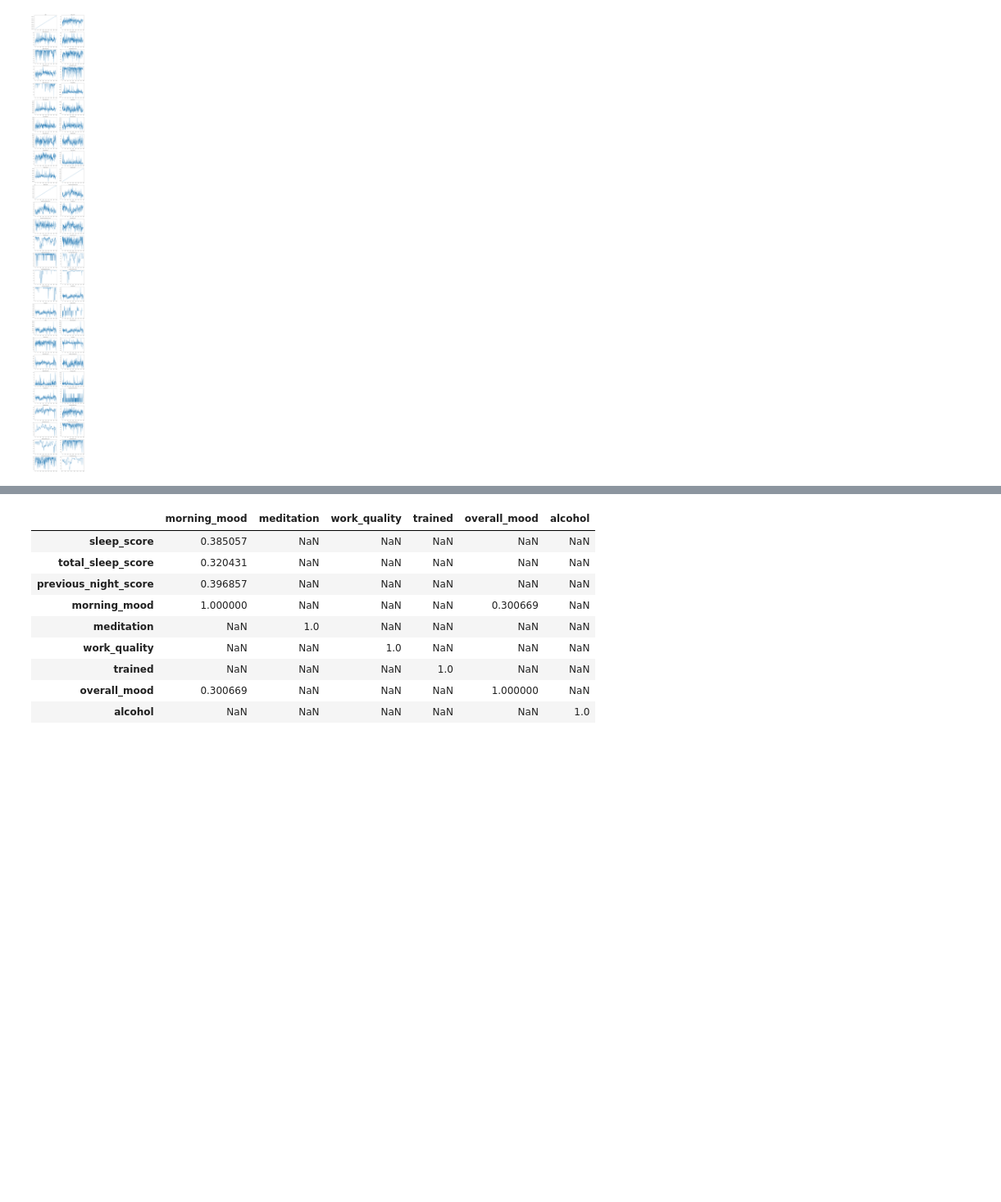
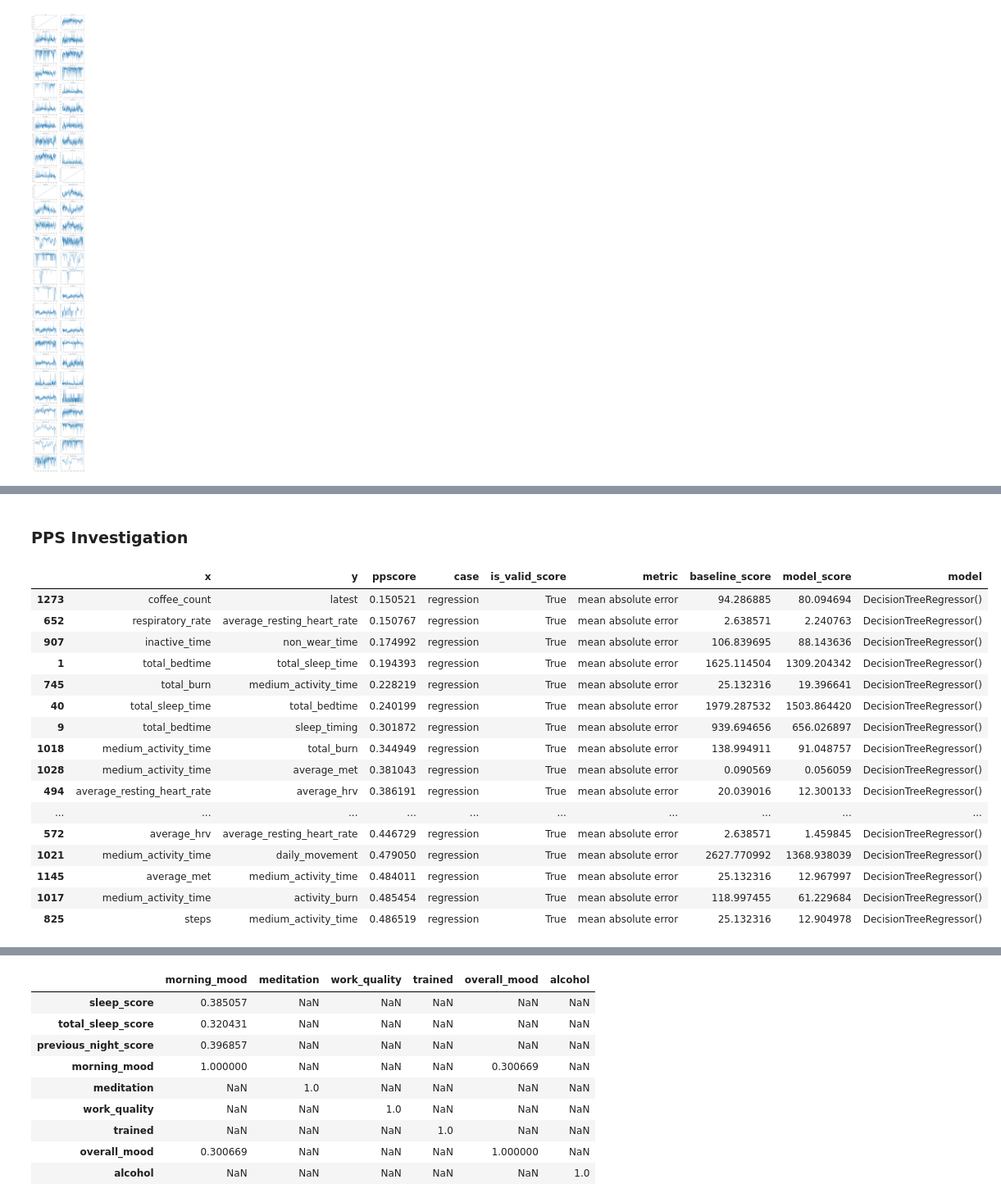
Before and after one commit to jthk1618/coffee-hypothesis, a Jupyter notebook: oura_data_analysis.ipynb, the cells around one changed output, grey strips where cells are left out. Shown at 82% size. Drawn from its saved outputs; the diff is of its cells as text; code cells hidden in the pictures; blank space fills up the shorter version.

```diff
--- a/oura_data_analysis.ipynb
+++ b/oura_data_analysis.ipynb
@@ -358,0 +389,8 @@ sns.heatmap(corr, annot=False, mask = mask, cmap=cmap);
+# %%
+# --- Combine all variables for for all prediction scores
+
+df = pd.concat([oura.set_index('date'), coffee, measure.drop('date', axis=1).astype(float)], axis=1)
+non_scores = [i for i in df.columns if "score" not in i]
+df = df[non_scores]
+
+df.head()
@@ -358,0 +411,26 @@ sns.heatmap(corr, annot=False, mask = mask, cmap=cmap);
+# %% [markdown]
+### PPS Investigation <a id="initial-pps-look">
+# %%
+import ppscore as pps
+
+pps_mat = pps.matrix(df, cross_validation=2)
+# %%
+pps_mat[(pps_mat["ppscore"] > 0.15) & (pps_mat['ppscore'] < 0.5)].sort_values('ppscore')
+# %% [output]
+|  | x | y | ppscore | case | is_valid_score | metric | baseline_score | model_score | model |
+| 1273 | coffee_count | latest | 0.150521 | regression | True | mean absolute error | 94.286885 | 80.094694 | DecisionTreeRegressor() |
+| 652 | respiratory_rate | average_resting_heart_rate | 0.150767 | regression | True | mean absolute error | 2.638571 | 2.240763 | DecisionTreeRegressor() |
+| 907 | inactive_time | non_wear_time | 0.174992 | regression | True | mean absolute error | 106.839695 | 88.143636 | DecisionTreeRegressor() |
+| 1 | total_bedtime | total_sleep_time | 0.194393 | regression | True | mean absolute error | 1625.114504 | 1309.204342 | DecisionTreeRegressor() |
+| 745 | total_burn | medium_activity_time | 0.228219 | regression | True | mean absolute error | 25.132316 | 19.396641 | DecisionTreeRegressor() |
+| 40 | total_sleep_time | total_bedtime | 0.240199 | regression | True | mean absolute error | 1979.287532 | 1503.864420 | DecisionTreeRegressor() |
+| 9 | total_bedtime | sleep_timing | 0.301872 | regression | True | mean absolute error | 939.694656 | 656.026897 | DecisionTreeRegressor() |
+| 1018 | medium_activity_time | total_burn | 0.344949 | regression | True | mean absolute error | 138.994911 | 91.048757 | DecisionTreeRegressor() |
+| 1028 | medium_activity_time | average_met | 0.381043 | regression | True | mean absolute error | 0.090569 | 0.056059 | DecisionTreeRegressor() |
+| 494 | average_resting_heart_rate | average_hrv | 0.386191 | regression | True | mean absolute error | 20.039016 | 12.300133 | DecisionTreeRegressor() |
+| ... | ... | ... | ... | ... | ... | ... | ... | ... | ... |
+| 572 | average_hrv | average_resting_heart_rate | 0.446729 | regression | True | mean absolute error | 2.638571 | 1.459845 | DecisionTreeRegressor() |
+| 1021 | medium_activity_time | daily_movement | 0.479050 | regression | True | mean absolute error | 2627.770992 | 1368.938039 | DecisionTreeRegressor() |
+| 1145 | average_met | medium_activity_time | 0.484011 | regression | True | mean absolute error | 25.132316 | 12.967997 | DecisionTreeRegressor() |
+| 1017 | medium_activity_time | activity_burn | 0.485454 | regression | True | mean absolute error | 118.997455 | 61.229684 | DecisionTreeRegressor() |
+| 825 | steps | medium_activity_time | 0.486519 | regression | True | mean absolute error | 25.132316 | 12.904978 | DecisionTreeRegressor() |
```
Also changed, not shown: parts of 13 cells of this notebook, 2 other files.
